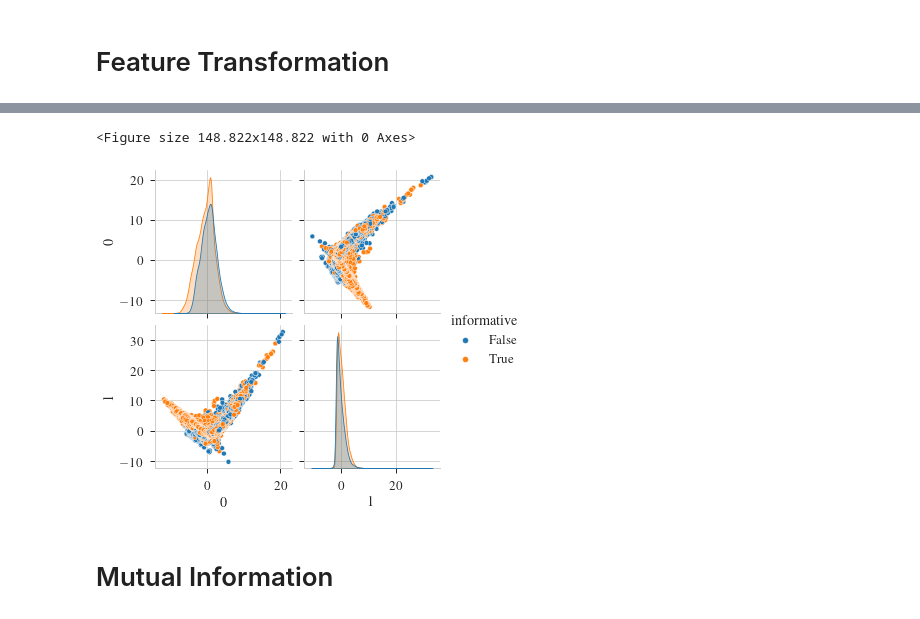
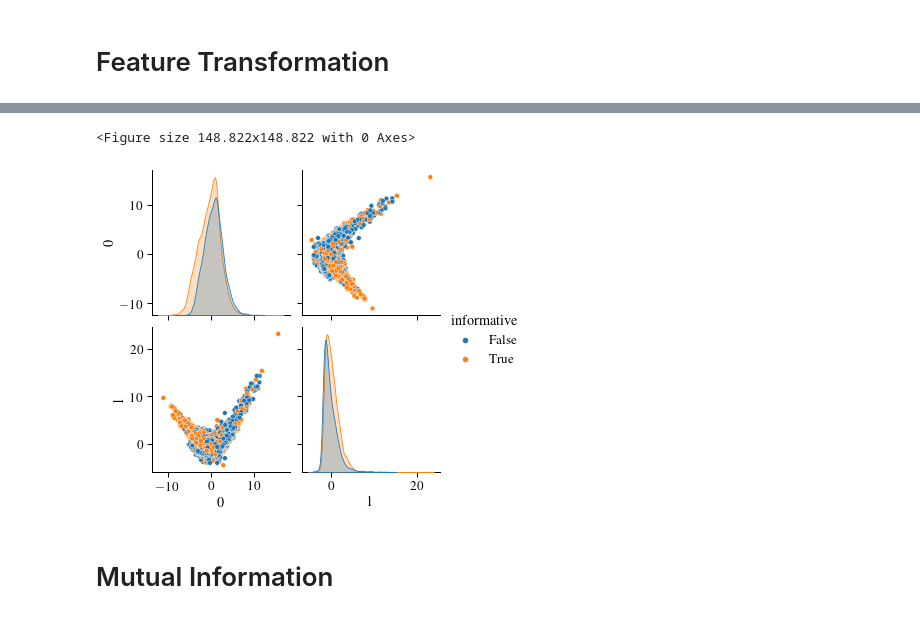
Before and after one commit to Zianor/Bachelorarbeit, a Jupyter notebook: Implementation/src/notebooks/own_features_transformation.ipynb, the cells around one changed output, grey strips where cells are left out. Drawn from its saved outputs; the diff is of its cells as text; code cells hidden in the pictures.

```diff
--- a/Implementation/src/notebooks/own_features_transformation.ipynb
+++ b/Implementation/src/notebooks/own_features_transformation.ipynb
@@ -147,16 +144,16 @@ df['informative'] = y2.values
 # %%
 sns.set_context("paper", font_scale=1.5)
 width, _ = utils.get_plt_normal_size()
 plt.figure(figsize=(width/2, width/2))
 
-sns.pairplot(df, kind='scatter', hue='informative', palette="tab10")
+sns.pairplot(df.sample(15000), hue='informative', palette="tab10")
 
 if save:
     plt.savefig(os.path.join(utils.get_thesis_pic_path(),'pca-own-reduced.pdf'), bbox_inches='tight',
                 transparent=True, dpi=300)
 # %% [output]
 <Figure size 148.822x148.822 with 0 Axes>
-[figure, old version]
+[figure, new version]
 # %% [markdown]
 # Mutual Information
 # %%
```
Also changed, not shown: parts of 3 cells of this notebook, 4 other files.
